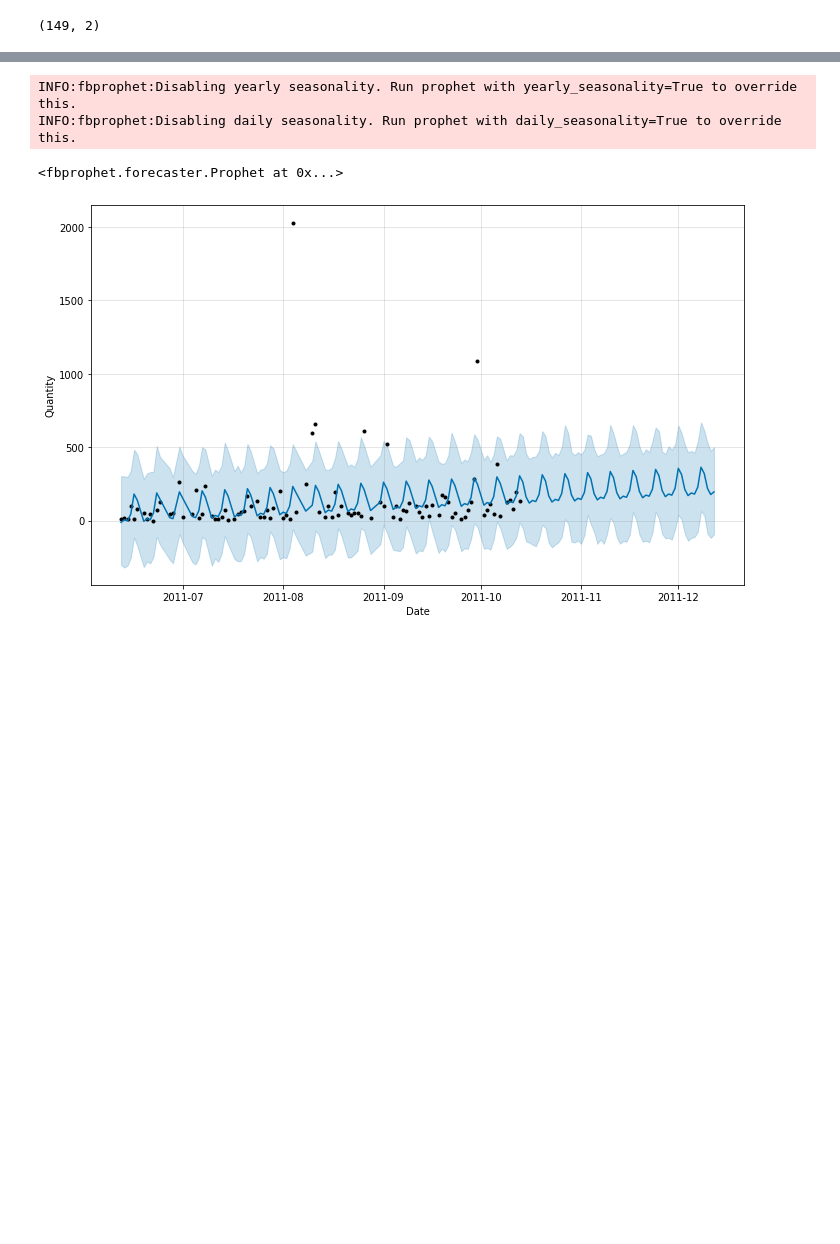
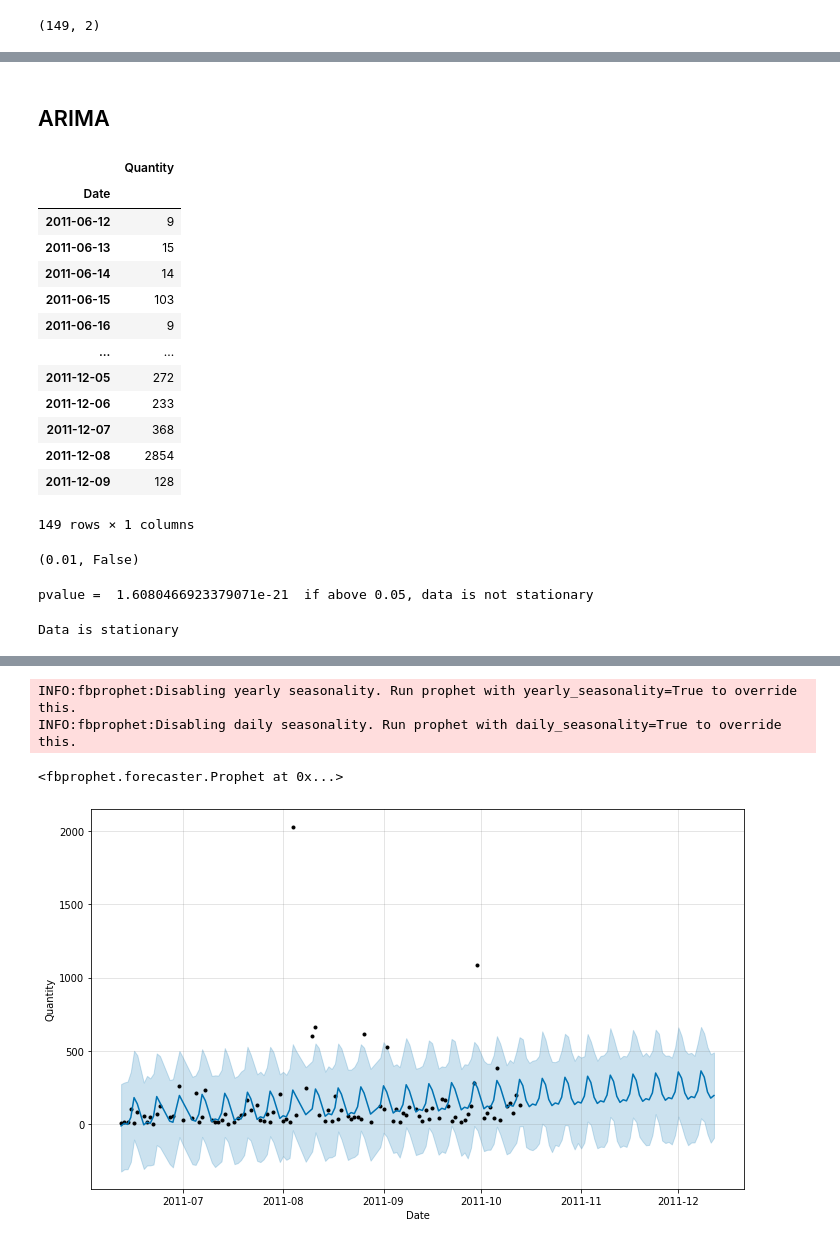
Before and after one commit to sheetalbongale/Retail-Time-Series-Analysis-and-Forecasting, a Jupyter notebook: notebooks/3_More_Model_Forecasting.ipynb, the cells around one changed output, grey strips where cells are left out. Drawn from its saved outputs; the diff is of its cells as text; code cells hidden in the pictures; blank space fills up the shorter version.

```diff
--- a/notebooks/3_More_Model_Forecasting.ipynb
+++ b/notebooks/3_More_Model_Forecasting.ipynb
@@ -88,3 +88,45 @@ fig.update_layout(xaxis_title="Date",
 fig.show()
 # %% [output]
 [interactive output not drawn]
+# %% [markdown]
+## ARIMA
+# %%
+df1.set_index('Date', inplace = True)
+df1
+# %% [output]
+|  | Quantity |
+| Date |  |
+| 2011-06-12 | 9 |
+| 2011-06-13 | 15 |
+| 2011-06-14 | 14 |
+| 2011-06-15 | 103 |
+| 2011-06-16 | 9 |
+| ... | ... |
+| 2011-12-05 | 272 |
+| 2011-12-06 | 233 |
+| 2011-12-07 | 368 |
+| 2011-12-08 | 2854 |
+| 2011-12-09 | 128 |
+149 rows × 1 columns
+# %%
+#Is the data stationary?
+from pmdarima.arima import ADFTest
+
+adf_test = ADFTest(alpha = 0.05)
+adf_test.should_diff(df1)
+# %% [output]
+(0.01, False)
+# %%
+#Dickey-Fuller test
+from statsmodels.tsa.stattools import adfuller
+adf, pvalue, usedlag_, nobs_, critical_values_, icbest_ = adfuller(df1)
+print("pvalue = ", pvalue, " if above 0.05, data is not stationary")
+# %% [output]
+pvalue =  1.6080466923379071e-21  if above 0.05, data is not stationary
+# %%
+if pvalue > 0.05:
+    print("Data is not stationary")
+else:
+    print("Data is stationary")
+# %% [output]
+Data is stationary
```
Also changed, not shown: parts of 16 cells of this notebook, 4 other files.
